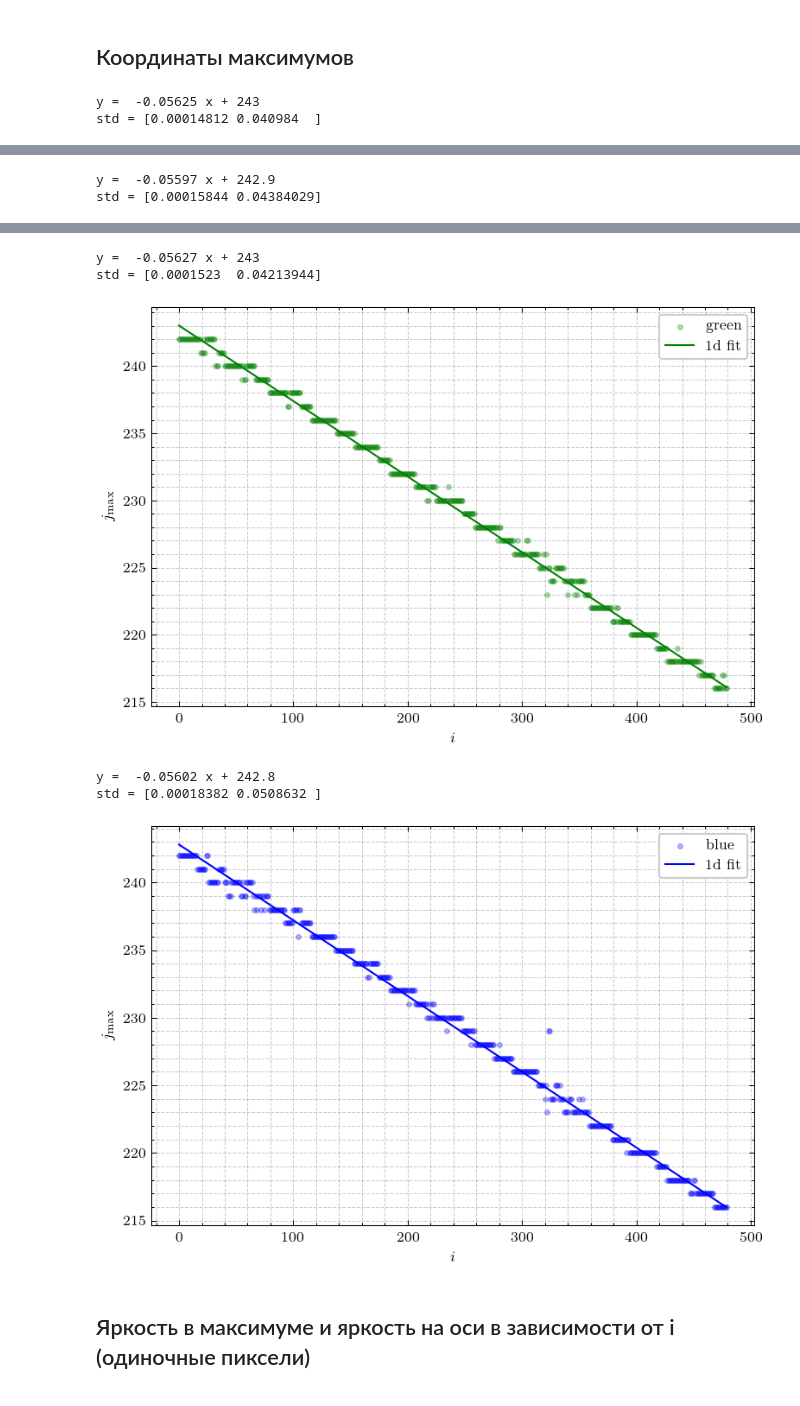
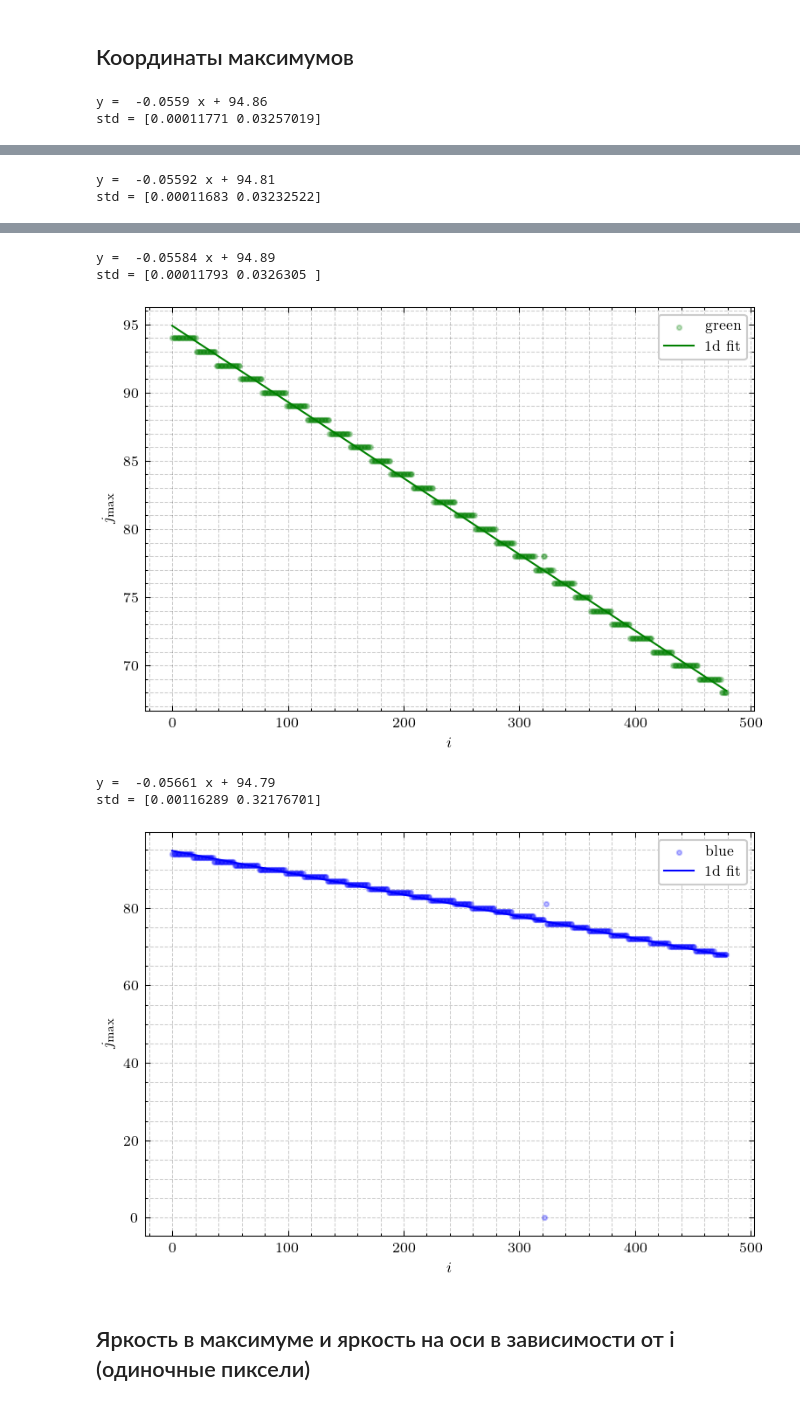
Before and after one commit to gleblug/vacuum-experiments, a Jupyter notebook: 11+7/step_by_step.ipynb, the cells around one changed output, grey strips where cells are left out. Cells and saved outputs as stored; diff of their text form; code cells hidden in the pictures.

```diff
--- a/11+7/step_by_step.ipynb
+++ b/11+7/step_by_step.ipynb
@@ -18,8 +19,12 @@ T = lambda I: 108.0958765*I*I*I-511.9765339*I*I+1617.95649045*I+537.60415503
 # %% [markdown]
 ## Оригинальное изображение
 # %%
-image_name = '1260_original.png'
+image_name = '1260_roi.png'
 image = cv2.imread(image_name, cv2.IMREAD_COLOR_RGB)
+image = cv2.GaussianBlur(image, (3, 3), 0)
+# image = cv2.medianBlur(image, 7)
+# image = cv2.fastNlMeansDenoisingColored(image, None, 10, 10, 7, 21)
+# image = cv2.bilateralFilter(image, 9, 75, 75)
 gray = cv2.cvtColor(image, cv2.COLOR_RGB2GRAY)
 red, green, blue = cv2.split(image)
 
@@ -67,7 +72,11 @@ for color, color_data in data.items():
 
     color_data['i_arr'] = i_arr
     color_data['j_max'] = j_arr
-    color_data['j_fit'] = p(i_arr).round().astype(int)
+    color_data['j_fit'] = j_arr
+    # w = 50
+    # color_data['j_fit'] = (np.convolve(j_arr, np.ones(w), 'same') / w).round().astype(int)
+    # color_data['j_fit'] = savgol_filter(j_arr, 100, 3).round().astype(int)
+    # color_data['j_fit'] = p(i_arr).round().astype(int)
 # %% [output]
-y =  -0.05625 x + 243
-std = [0.00014812 0.040984  ]
+y =  -0.0559 x + 94.86
+std = [0.00011771 0.03257019]
@@ -75,2 +84,2 @@ std = [0.00014812 0.040984  ]
-y =  -0.05597 x + 242.9
-std = [0.00015844 0.04384029]
+y =  -0.05592 x + 94.81
+std = [0.00011683 0.03232522]
@@ -78,9 +87,9 @@ std = [0.00015844 0.04384029]
-y =  -0.05627 x + 243
-std = [0.0001523  0.04213944]
+y =  -0.05584 x + 94.89
+std = [0.00011793 0.0326305 ]
-[figure, old version]
+[figure, new version]
-y =  -0.05602 x + 242.8
-std = [0.00018382 0.0508632 ]
+y =  -0.05661 x + 94.79
+std = [0.00116289 0.32176701]
-[figure, old version]
+[figure, new version]
 # %% [markdown]
 ## Яркость в максимуме и яркость на оси в зависимости от i (одиночные пиксели)
 # %%
```
Also changed, not shown: parts of 9 cells of this notebook, 27 other files.
